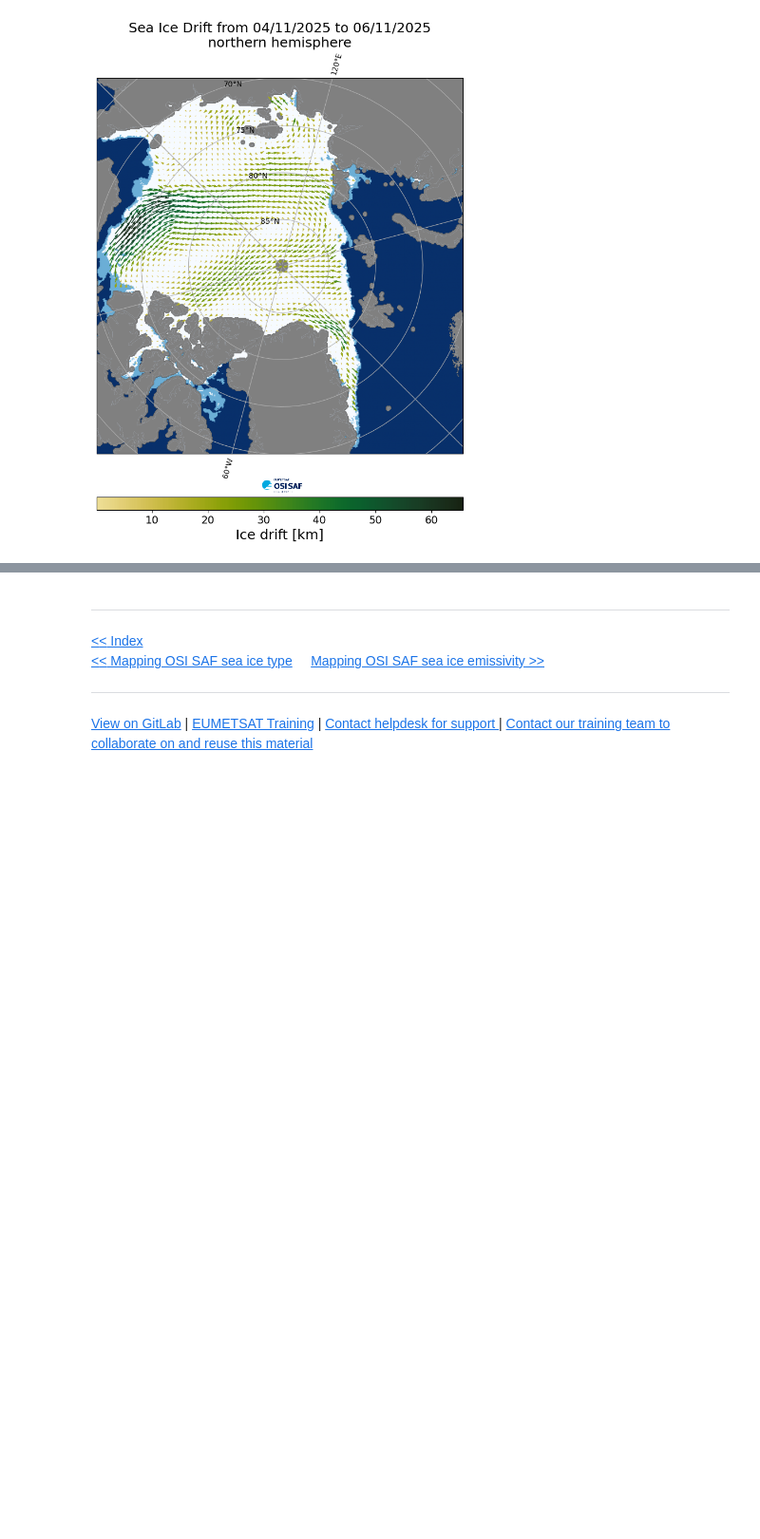
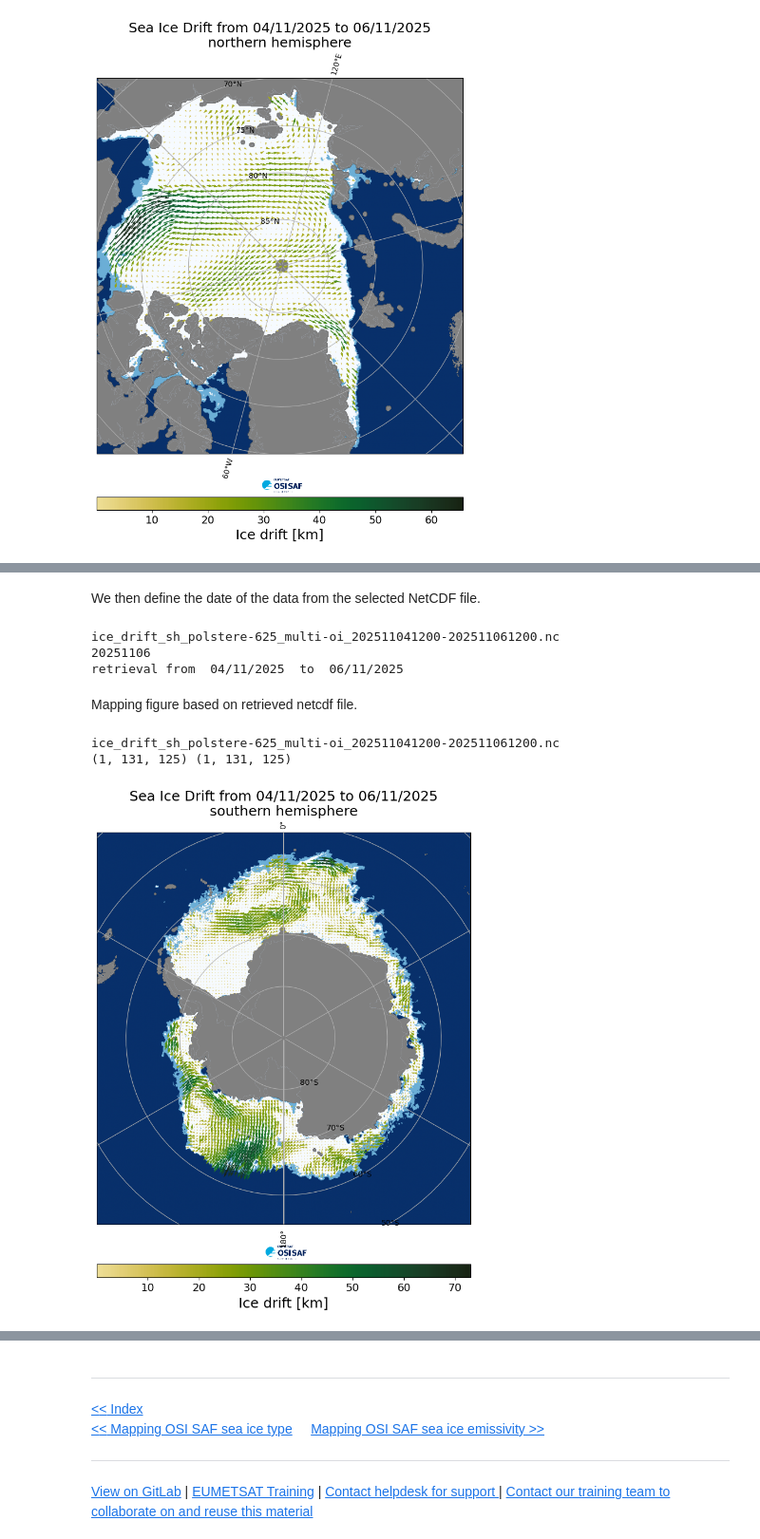
Before and after one commit to eumetsat/learn-osi-saf-sea-ice, a Jupyter notebook: 1_OSI_SAF_sea_ice_introductory/1_3d_OSI_SAF_sea_ice_mapping_Ice_Drift.ipynb, the cells around one changed output, grey strips where cells are left out. Shown at 95% size. Cells and saved outputs as stored; diff of their text form; code cells hidden in the pictures; blank space fills up the shorter version.

Commit message:
adding south pole. Regional map to debug

```diff
--- a/1_OSI_SAF_sea_ice_introductory/1_3d_OSI_SAF_sea_ice_mapping_Ice_Drift.ipynb
+++ b/1_OSI_SAF_sea_ice_introductory/1_3d_OSI_SAF_sea_ice_mapping_Ice_Drift.ipynb
@@ -285,0 +281,11 @@ cmap_quivers
+# %%
+drift_file_pattern='ice_drift_'+hemisphere+'_polstere-625_multi-oi_'
+
+for filename in os.listdir(directory):
+    if drift_file_pattern in filename:
+        filedate2=filename[len(filename)-9:-7]+ '/' +filename[len(filename)-11:-9]+ '/' + filename[len(filename)-15:-11]
+        filedate1=filename[len(filename)-22:-20]+ '/' +filename[len(filename)-24:-22]+ '/' + filename[len(filename)-28:-24]
+        filedatum=filename[len(filename)-15:-7]
+        print(filename)
+        print(filedatum)
+        print('retrieval from ', filedate1,' to ',filedate2 )
@@ -331,0 +345,42 @@ ice_drift_nh_polstere-625_multi-oi_202511041200-202511061200.nc
+# %%
+hemisphere = 'sh'
+# %%
+directory = os.path.join(os.getcwd(), 'products', 'SI_drift', hemisphere)
+# %% [markdown]
+We then define the date of the data from the selected NetCDF file.
+# %%
+drift_file_pattern='ice_drift_'+hemisphere+'_polstere-625_multi-oi_'
+
+for filename in os.listdir(directory):
+    if drift_file_pattern in filename:
+        filedate2=filename[len(filename)-9:-7]+ '/' +filename[len(filename)-11:-9]+ '/' + filename[len(filename)-15:-11]
+        filedate1=filename[len(filename)-22:-20]+ '/' +filename[len(filename)-24:-22]+ '/' + filename[len(filename)-28:-24]
+        filedatum=filename[len(filename)-15:-7]
+        print(filename)
+        print(filedatum)
+        print('retrieval from ', filedate1,' to ',filedate2 )
+# %% [output]
+ice_drift_sh_polstere-625_multi-oi_202511041200-202511061200.nc
+20251106
+retrieval from  04/11/2025  to  06/11/2025
+# %% [markdown]
+Mapping figure based on retrieved netcdf file.
+# %%
+fig = plt.figure(figsize=(9,12))
+# request output projection
+#data_projection=ccrs.Stereographic(central_latitude=-90.0, central_longitude=0, true_scale_latitude=-70.0)
+output_projection=ccrs.Stereographic(central_latitude=-90.0, central_longitude=0, true_scale_latitude=-70.0)
+
+# map ice drift
+im = mapping_ice_drift(directory,
+                       os.path.join(os.getcwd(), "products", "SI_drift", hemisphere, "SI_Edge", "ice_edge_"+hemisphere+"_polstere-100_multi_"+ filedatum +"1200.nc"),
+                       output_projection,
+                       cmap_quivers,
+                       title="Sea Ice Drift from "+filedate1+" to "+filedate2 + "\n""southern hemisphere")
+
+# Adding a colorbar
+add_colorbar(im, fig, orientation="horizontal", cmap=cmap_quivers)
+# %% [output]
+ice_drift_sh_polstere-625_multi-oi_202511041200-202511061200.nc
+(1, 131, 125) (1, 131, 125)
+[figure, added]
```
Also changed, not shown: parts of 15 cells of this notebook.
